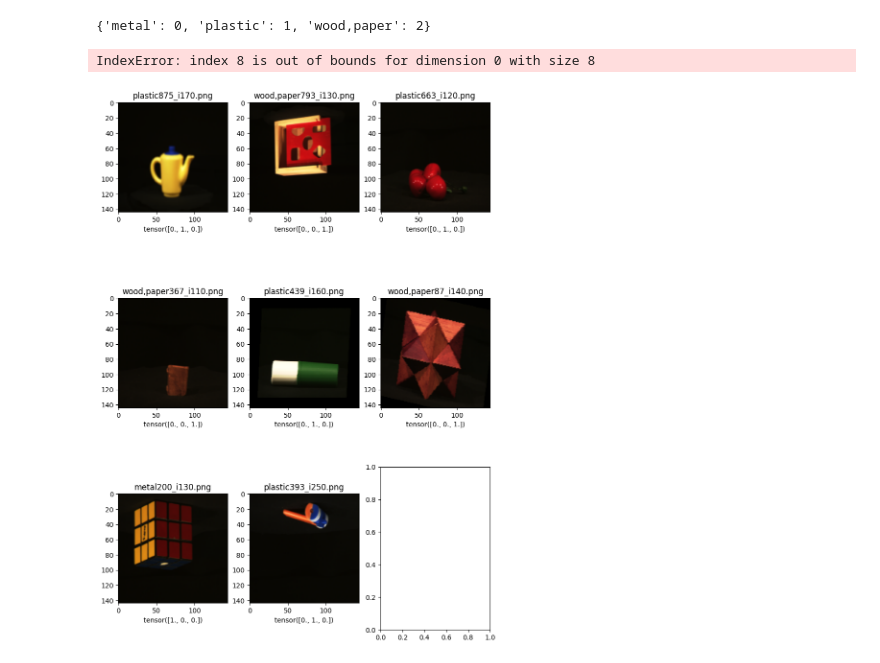
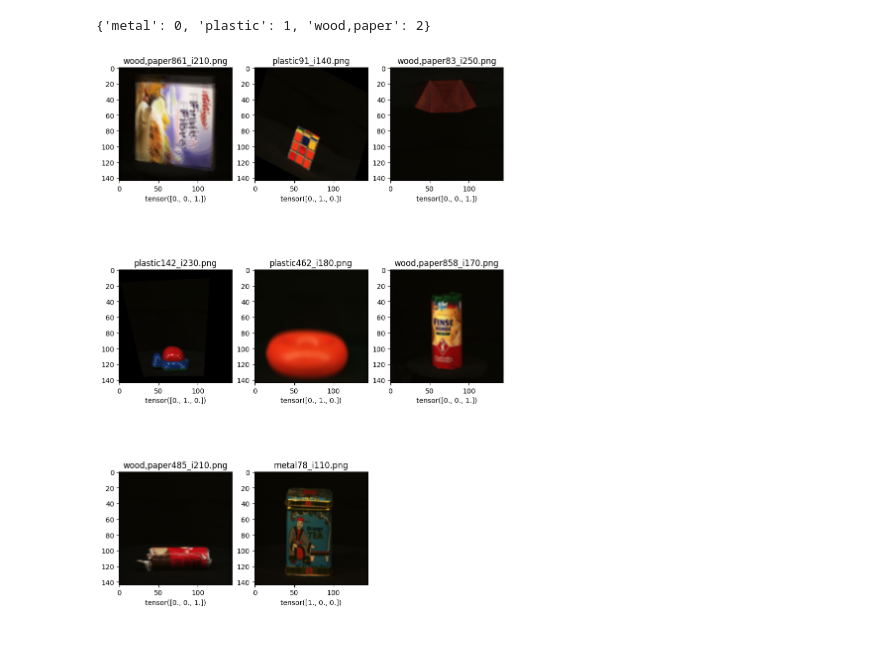
Before and after one commit to FYYHU/AI_V2, a Jupyter notebook: convnet.ipynb, the cells around one changed output. Cells and saved outputs as stored; diff of their text form; code cells hidden in the pictures.

```diff
--- a/convnet.ipynb
+++ b/convnet.ipynb
@@ -188,17 +188,16 @@ DataLoader_train.dataset.__items_class__()
 # %%
 #show images
 data = next(iter(DataLoader_train))
 images, labels, path = data
 plt.figure(figsize=(10, 15))
-for i in range(9):
+for i in range(8):
     plt.subplot(3, 3, i+1)
     plt.imshow(images[i].permute(1,2,0))
     true_label = label_list[labels[i].argmax()]
     plt.title(true_label + path[i])
     plt.xlabel(labels[i])
 # %% [output]
-IndexError: index 8 is out of bounds for dimension 0 with size 8
-[figure, old version]
+[figure, new version]
 # %%
 device = "cuda" if torch.cuda.is_available() else "cpu"
 print(f"Using {device} device")
```
Also changed, not shown: parts of 6 cells of this notebook, 6 other files.
